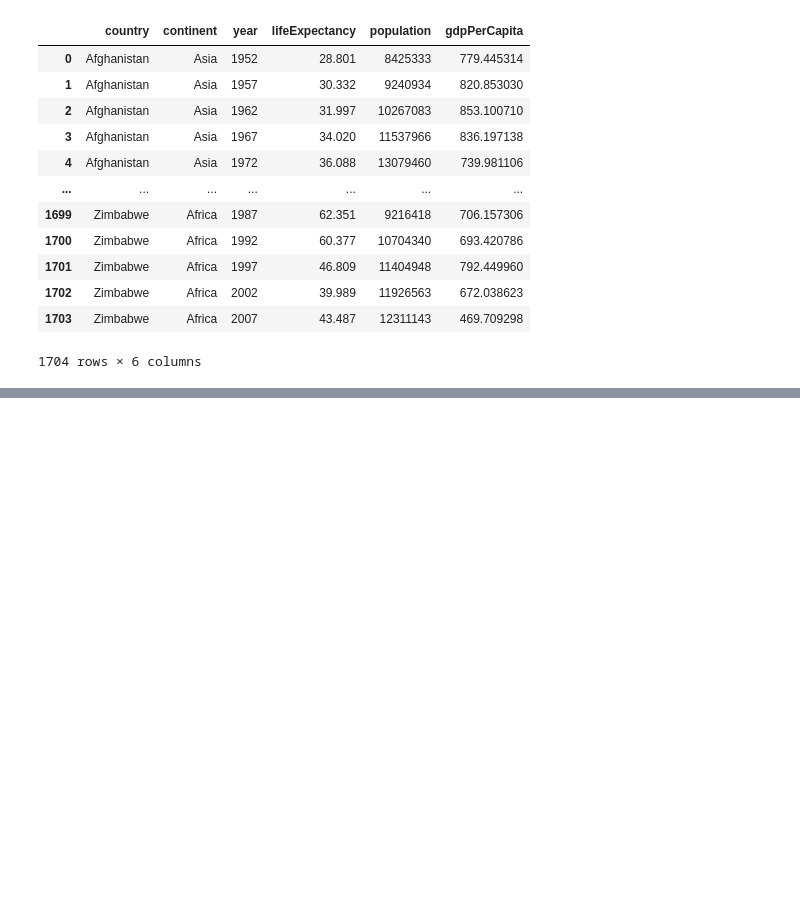
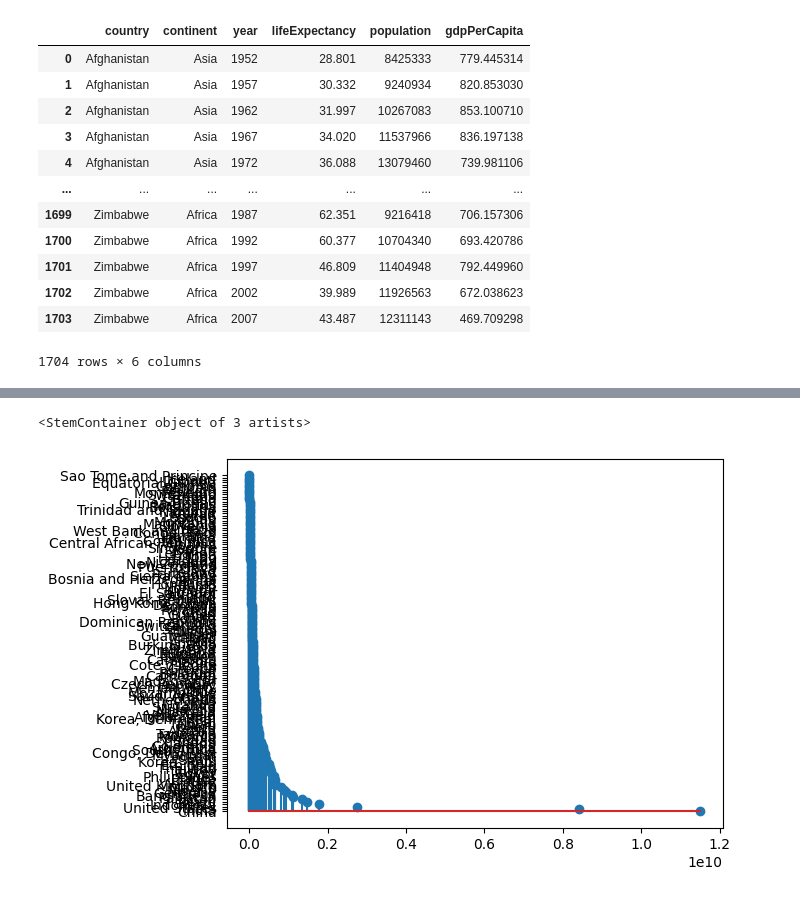
Before and after one commit to Harsh502s/Python-Assignments, a Jupyter notebook: Practice/Data Viz.ipynb, the cells around one changed output, grey strips where cells are left out. Cells and saved outputs as stored; diff of their text form; code cells hidden in the pictures; blank space fills up the shorter version.

```diff
--- a/Practice/Data Viz.ipynb
+++ b/Practice/Data Viz.ipynb
@@ -144,0 +150,6 @@ plt.show()
+# %%
+all_countries = countries.groupby('country')['population'].sum().sort_values(ascending=False)
+plt.stem(all_countries.values,all_countries.index)
+# %% [output]
+<StemContainer object of 3 artists>
+[figure, added]
```
Also changed, not shown: parts of 5 cells of this notebook.
